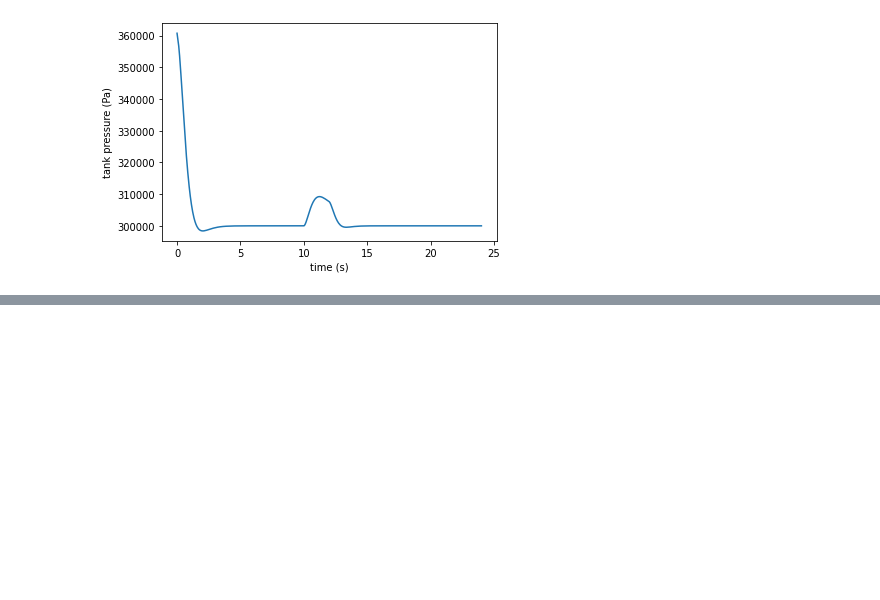
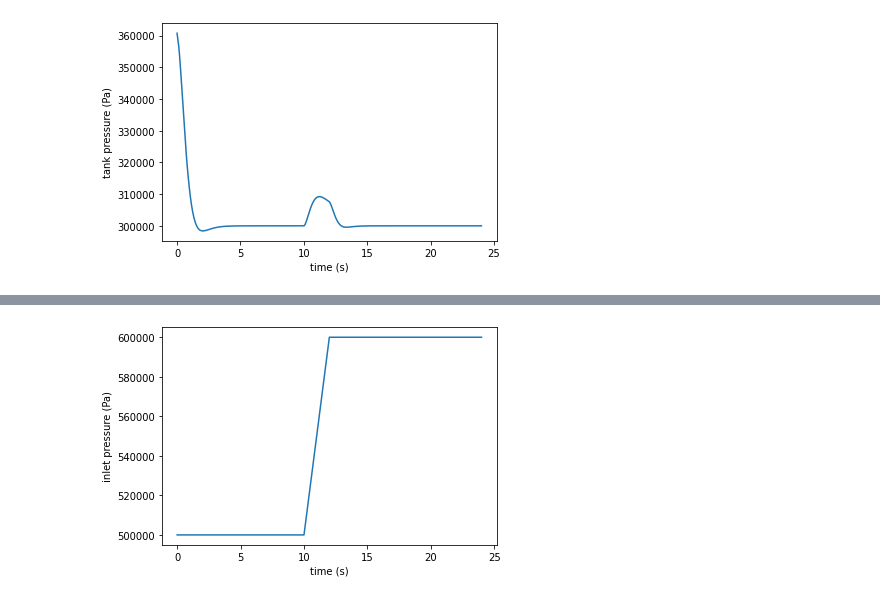
Before and after one commit to NightStack15/examples-pse, a Jupyter notebook: src/Examples/DAE/petsc_pid_example.ipynb, the cells around one changed output, grey strips where cells are left out. Drawn from its saved outputs; the diff is of its cells as text; code cells hidden in the pictures; blank space fills up the shorter version.

Commit message:
Update PETSc DAE examples.

```diff
--- a/src/Examples/DAE/petsc_pid_example.ipynb
+++ b/src/Examples/DAE/petsc_pid_example.ipynb
@@ -189,0 +237,15 @@ a = plt.xlabel("time (s)")
+# %%
+# Solve the new problem.  Notice the argument specifying the explicit time variable.
+result = petsc.petsc_dae_by_time_element(
+    m,
+    time=m.fs.time,
+    timevar=m.fs.time_var,
+    ts_options={
+        "--ts_type":"beuler",
+        "--ts_dt":0.1,
+        "--ts_monitor":"", # set initial step to 0.1
+        "--ts_save_trajectory":1,
+    },
+)
+tj = result.trajectory # trajectroy data
+res = result.results # solver status list
@@ -189,0 +270,6 @@ a = plt.xlabel("time (s)")
+# %%
+a = plt.plot(tj.time, tj.get_vec(m.fs.valve_1.control_volume.properties_in[24].pressure))
+a = plt.ylabel("inlet pressure (Pa)")
+a = plt.xlabel("time (s)")
+# %% [output]
+[figure, added]
```
Also changed, not shown: parts of 18 cells of this notebook, 1 other file.
